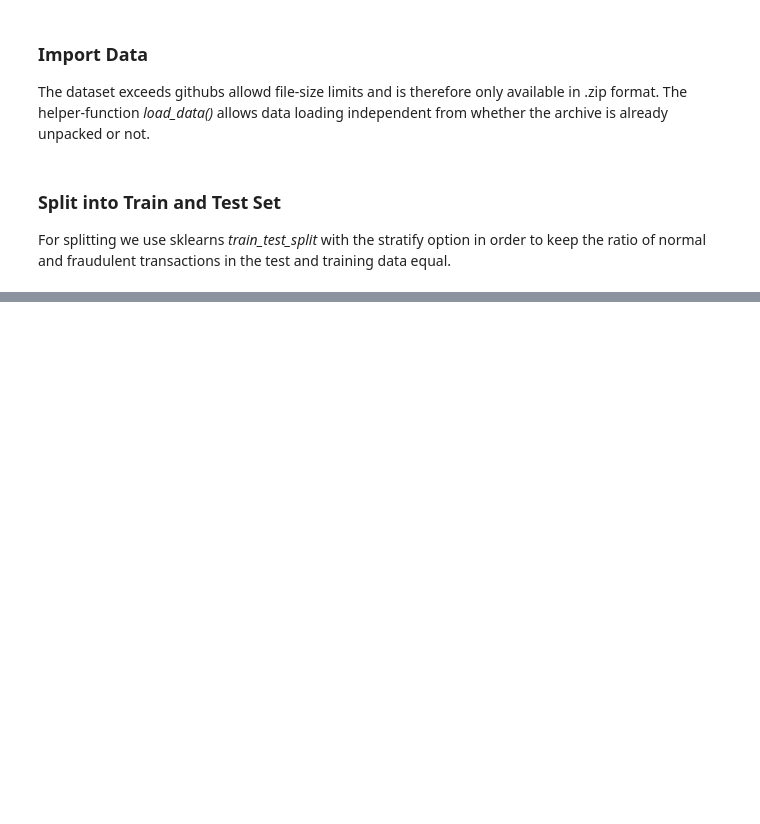
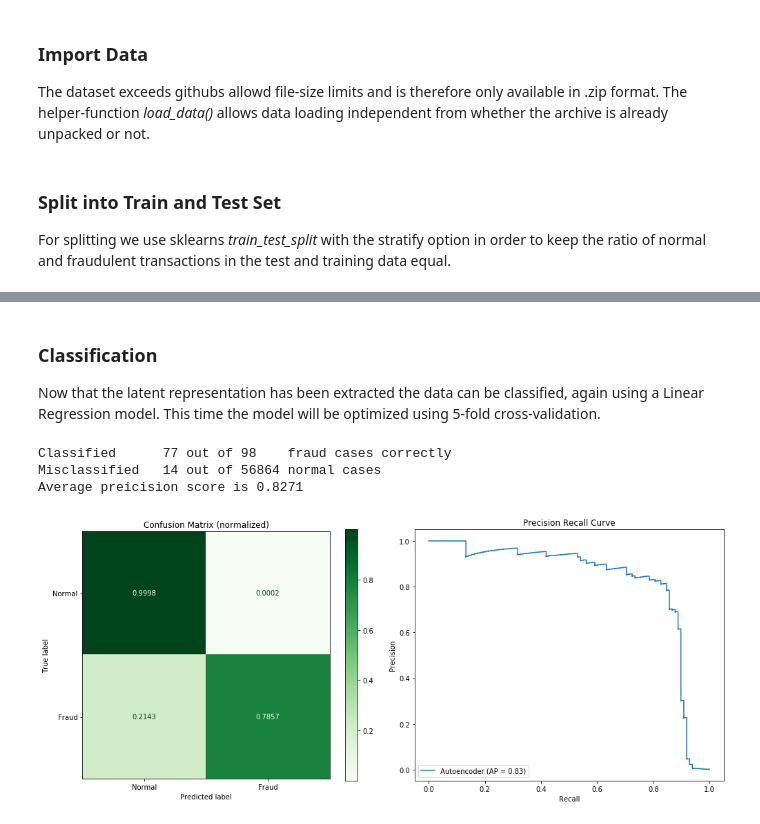
Before and after one commit to janedoesrepo/Autoencoder-ImbalancedCreditData, a Jupyter notebook: dealing_with_imbalanced_data.ipynb, the cells around one changed output, grey strips where cells are left out. Drawn from its saved outputs; the diff is of its cells as text; code cells hidden in the pictures; blank space fills up the shorter version.

```diff
--- a/dealing_with_imbalanced_data.ipynb
+++ b/dealing_with_imbalanced_data.ipynb
@@ -440,0 +254,9 @@ ValueError: a must be 1-dimensional
+# %%
+def create_encoder(autoencoder):
+    encoder = Sequential([autoencoder.layers[0],
+                          autoencoder.layers[1],
+                          autoencoder.layers[2]])
+    return encoder
+# %%
+encoder = create_encoder(autoencoder)
+encoder.summary()
@@ -440,0 +276,17 @@ ValueError: a must be 1-dimensional
+# %%
+X_train_latent = encoder.predict(X_train_est_scaled)
+X_test_latent = encoder.predict(X_test_est_scaled)
+test_data_latent = [X_test_latent, y_test]
+# %% [markdown]
+### Classification
+Now that the latent representation has been extracted the data can be classified, again using a Linear Regression model. This time the model will be optimized using 5-fold cross-validation.
+# %%
+log_reg_cv = LogisticRegressionCV(Cs=5, scoring=accuracy, max_iter=lr_max_iterations, n_jobs=-1, random_state=seed)
+log_reg_cv.fit(X_train_latent, y_train_est)
+res = evaluate_model(test_data_latent, lrcv, name='Autoencoder')
+results.append(res)
+# %% [output]
+Classified      77 out of 98    fraud cases correctly
+Misclassified   14 out of 56864 normal cases
+Average preicision score is 0.8271
+[figure, added]
```
Also changed, not shown: parts of 74 cells of this notebook, 20 other files.
